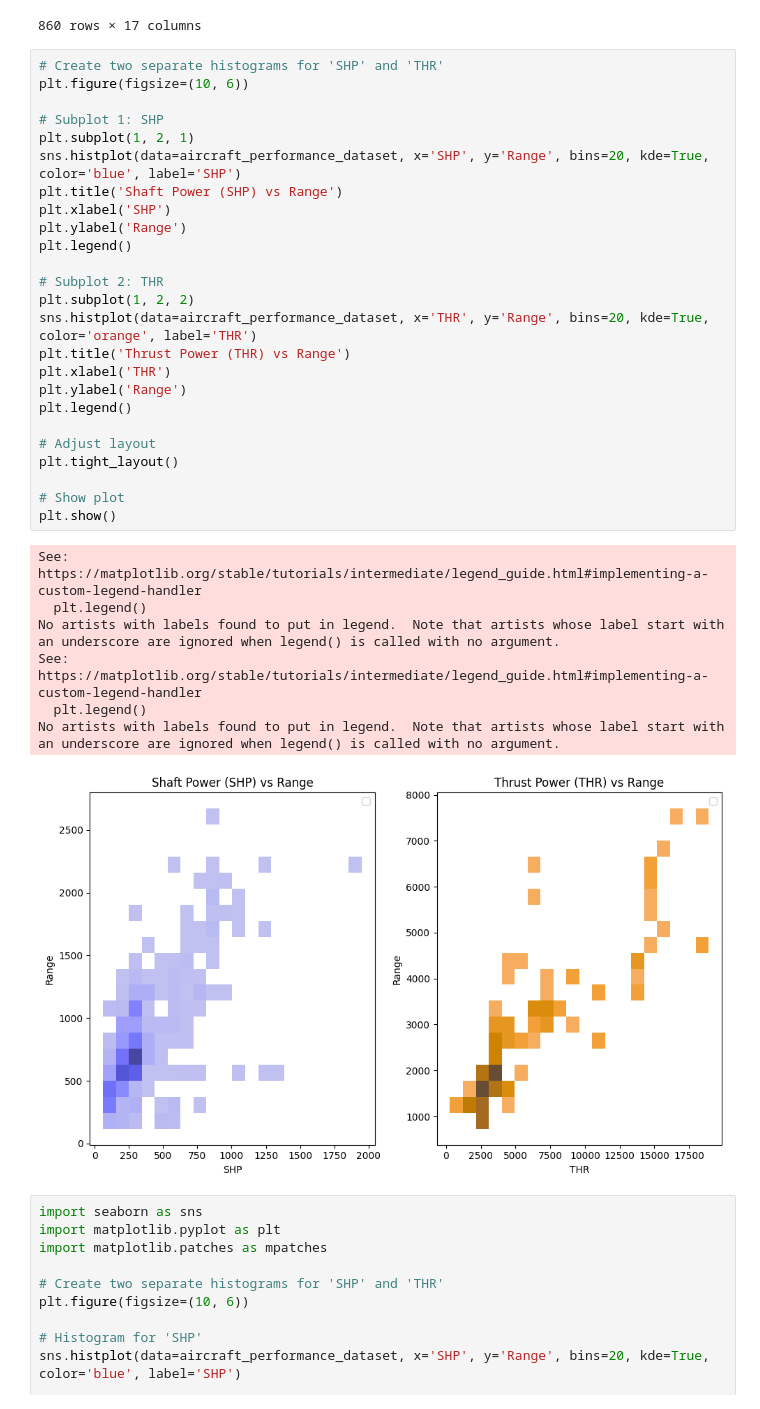
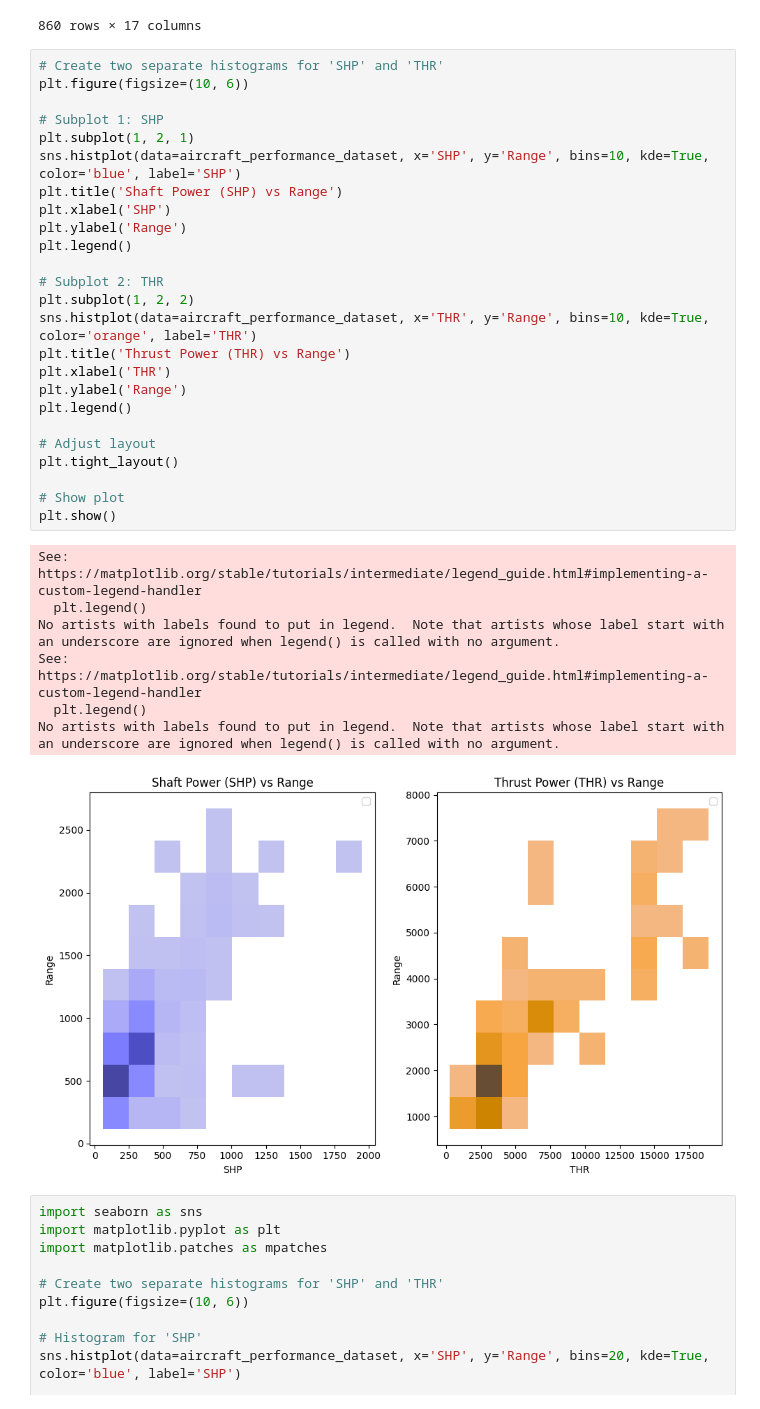
Before and after one commit to stahir01/Master-Thesis, a Jupyter notebook: Master_Thesis_Datasets.ipynb, the cells around one changed output. Saved outputs shown, nothing was run; the diff lists cells and outputs as text.

```diff
--- a/Master_Thesis_Datasets.ipynb
+++ b/Master_Thesis_Datasets.ipynb
@@ -393,36 +395,36 @@ aircraft_performance_dataset
 # %%
 # Create two separate histograms for 'SHP' and 'THR'
 plt.figure(figsize=(10, 6))
 
 # Subplot 1: SHP
 plt.subplot(1, 2, 1)
-sns.histplot(data=aircraft_performance_dataset, x='SHP', y='Range', bins=20, kde=True, color='blue', label='SHP')
+sns.histplot(data=aircraft_performance_dataset, x='SHP', y='Range', bins=10, kde=True, color='blue', label='SHP')
 plt.title('Shaft Power (SHP) vs Range')
 plt.xlabel('SHP')
 plt.ylabel('Range')
 plt.legend()
 
 # Subplot 2: THR
 plt.subplot(1, 2, 2)
-sns.histplot(data=aircraft_performance_dataset, x='THR', y='Range', bins=20, kde=True, color='orange', label='THR')
+sns.histplot(data=aircraft_performance_dataset, x='THR', y='Range', bins=10, kde=True, color='orange', label='THR')
 plt.title('Thrust Power (THR) vs Range')
 plt.xlabel('THR')
 plt.ylabel('Range')
 plt.legend()
 
 # Adjust layout
 plt.tight_layout()
 
 # Show plot
 plt.show()
 # %% [output]
 See: https://matplotlib.org/stable/tutorials/intermediate/legend_guide.html#implementing-a-custom-legend-handler
   plt.legend()
 No artists with labels found to put in legend.  Note that artists whose label start with an underscore are ignored when legend() is called with no argument.
 See: https://matplotlib.org/stable/tutorials/intermediate/legend_guide.html#implementing-a-custom-legend-handler
   plt.legend()
 No artists with labels found to put in legend.  Note that artists whose label start with an underscore are ignored when legend() is called with no argument.
-[figure, old version]
+[figure, new version]
 # %%
 import seaborn as sns
 import matplotlib.pyplot as plt
```
Also changed, not shown: parts of 13 cells of this notebook, 1 other file.
